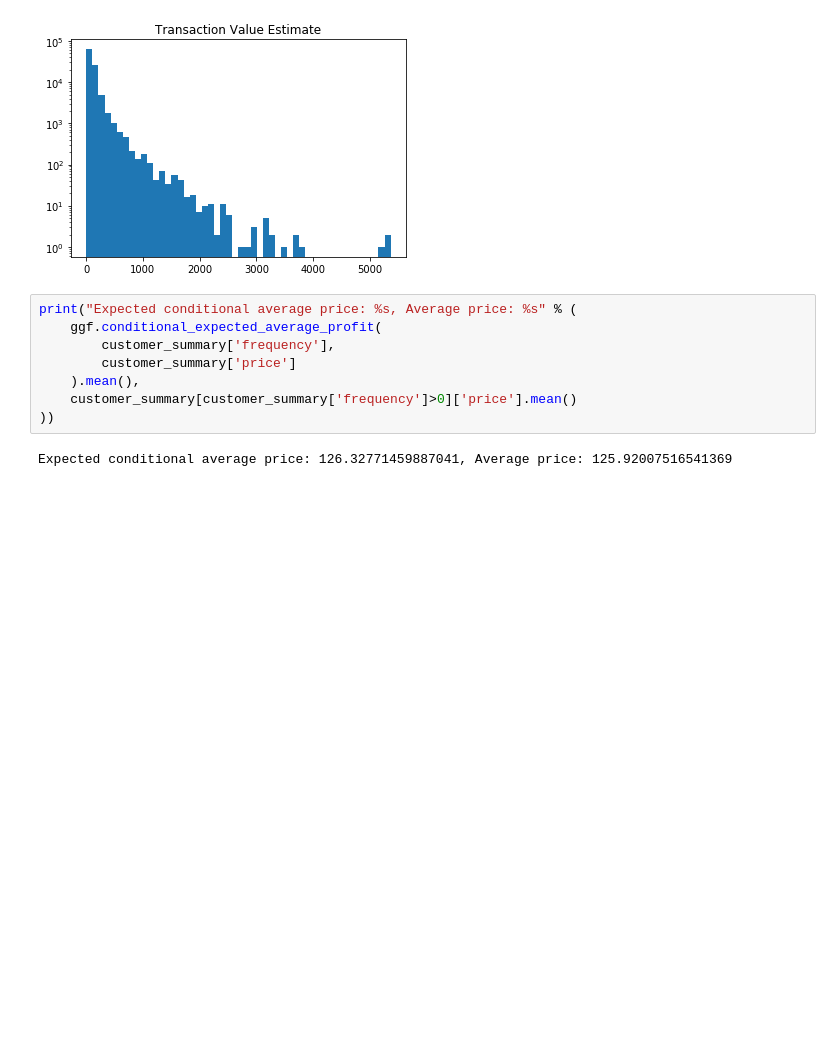
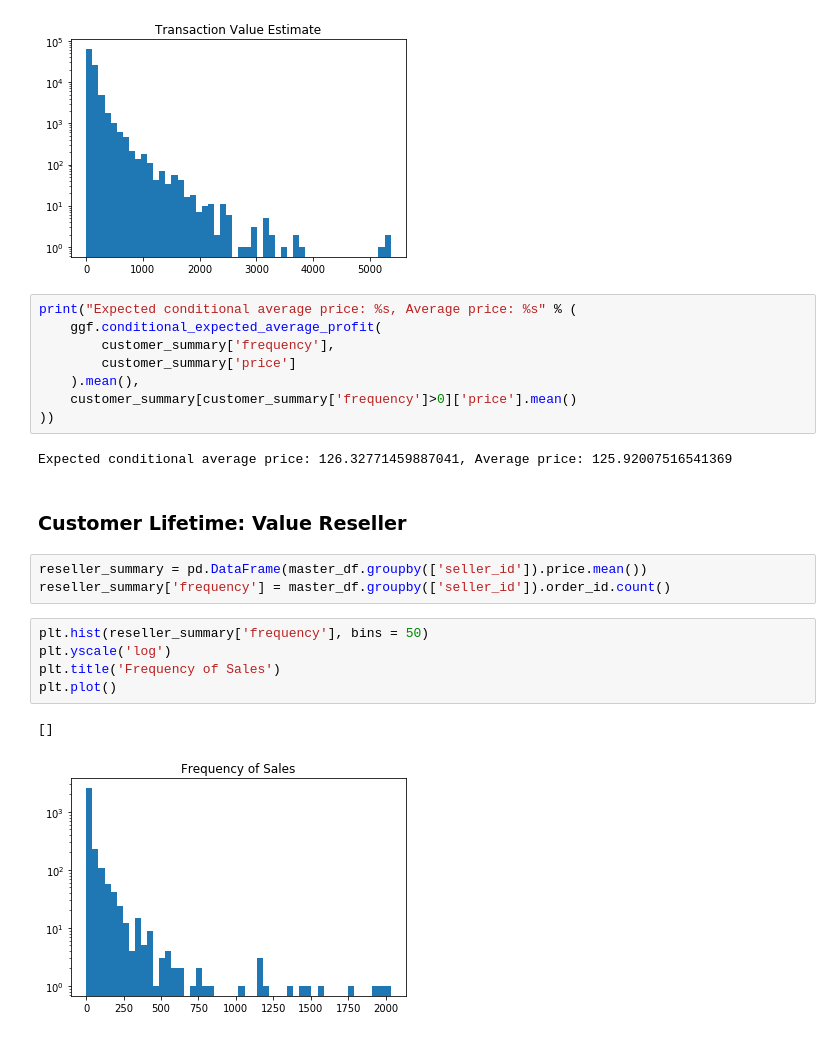
Before and after one commit to ldietsche/Springboard_Course, a Jupyter notebook: Capstone Project 1/Capstone Project 1 v2.ipynb, the cells around one changed output. Drawn from its saved outputs; the diff is of its cells as text; blank space fills up the shorter version.

```diff
--- a/Capstone Project 1/Capstone Project 1 v2.ipynb
+++ b/Capstone Project 1/Capstone Project 1 v2.ipynb
@@ -994,3 +1020,16 @@ print("Expected conditional average price: %s, Average price: %s" % (
 ))
 # %% [output]
 Expected conditional average price: 126.32771459887041, Average price: 125.92007516541369
+# %% [markdown]
+### Customer Lifetime: Value Reseller
+# %%
+reseller_summary = pd.DataFrame(master_df.groupby(['seller_id']).price.mean())
+reseller_summary['frequency'] = master_df.groupby(['seller_id']).order_id.count()
+# %%
+plt.hist(reseller_summary['frequency'], bins = 50)
+plt.yscale('log')
+plt.title('Frequency of Sales')
+plt.plot()
+# %% [output]
+[]
+[figure, added]
```
Also changed, not shown: parts of 27 cells of this notebook, 1 other file.
